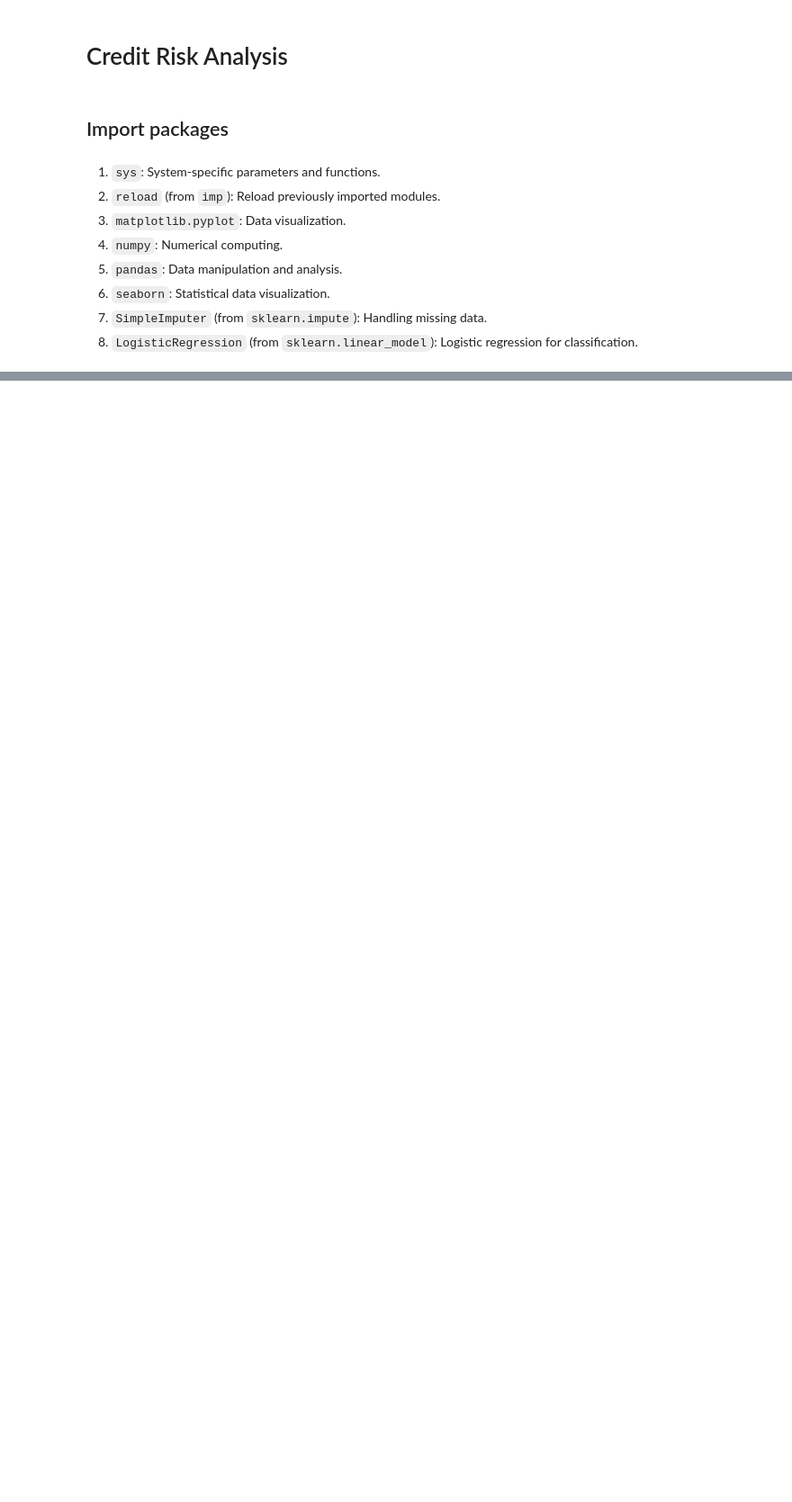
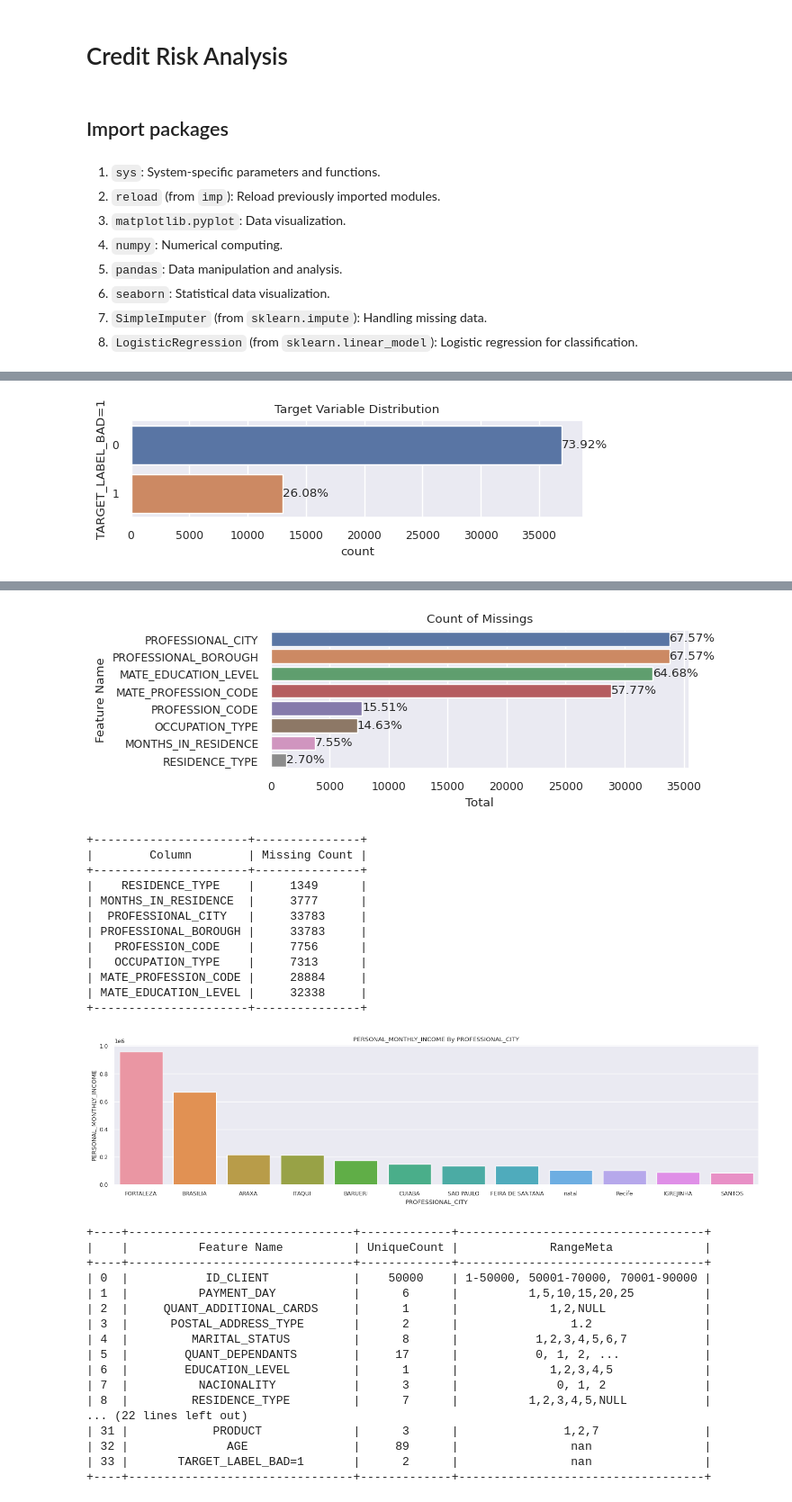
Before and after one commit to tutecode/credit-risk-analysis, a Jupyter notebook: src/notebooks/eda_ml_model_dev_v0.1.1.ipynb, the cells around one changed output, grey strips where cells are left out. Shown at 90% size. Saved outputs shown, nothing was run; the diff lists cells and outputs as text; code cells hidden in the pictures; blank space fills up the shorter version.

```diff
--- a/src/notebooks/eda_ml_model_dev_v0.1.1.ipynb
+++ b/src/notebooks/eda_ml_model_dev_v0.1.1.ipynb
@@ -275,4 +13,0 @@ app_test.columns = meta_cols[:-1]
-# %%
-# Sytle
-sns.set_theme(style="ticks", palette="pastel")
-sns.set(font_scale=0.8)
@@ -2169,0 +38,3 @@ Model Classification report:
+# %%
+# Import data set
+app_train, app_test, columns_description = utils_data.get_datasets()
@@ -2169,0 +43,4 @@ Model Classification report:
+# %%
+print("EDA_INFO")
+eda_info.get_info_from_data(app_train, app_test, columns_description)
+# %% [output]
@@ -2169,0 +53 @@ Model Classification report:
+[figure, added]
@@ -2169,0 +56,31 @@ Model Classification report:
+[figure, added]
++----------------------+---------------+
+|        Column        | Missing Count |
++----------------------+---------------+
+|    RESIDENCE_TYPE    |     1349      |
+| MONTHS_IN_RESIDENCE  |     3777      |
+|  PROFESSIONAL_CITY   |     33783     |
+| PROFESSIONAL_BOROUGH |     33783     |
+|   PROFESSION_CODE    |     7756      |
+|   OCCUPATION_TYPE    |     7313      |
+| MATE_PROFESSION_CODE |     28884     |
+| MATE_EDUCATION_LEVEL |     32338     |
++----------------------+---------------+
+[figure, added]
++----+--------------------------------+-------------+-----------------------------------+
+|    |          Feature Name          | UniqueCount |             RangeMeta             |
++----+--------------------------------+-------------+-----------------------------------+
+| 0  |           ID_CLIENT            |    50000    | 1-50000, 50001-70000, 70001-90000 |
+| 1  |          PAYMENT_DAY           |      6      |          1,5,10,15,20,25          |
+| 2  |     QUANT_ADDITIONAL_CARDS     |      1      |             1,2,NULL              |
+| 3  |      POSTAL_ADDRESS_TYPE       |      2      |                1.2                |
+| 4  |         MARITAL_STATUS         |      8      |           1,2,3,4,5,6,7           |
+| 5  |        QUANT_DEPENDANTS        |     17      |           0, 1, 2, ...            |
+| 6  |        EDUCATION_LEVEL         |      1      |             1,2,3,4,5             |
+| 7  |          NACIONALITY           |      3      |              0, 1, 2              |
+| 8  |         RESIDENCE_TYPE         |      7      |          1,2,3,4,5,NULL           |
+... (22 lines left out)
+| 31 |            PRODUCT             |      3      |               1,2,7               |
+| 32 |              AGE               |     89      |                nan                |
+| 33 |       TARGET_LABEL_BAD=1       |      2      |                nan                |
++----+--------------------------------+-------------+-----------------------------------+
```
Also changed, not shown: parts of 164 cells of this notebook, 9 other files.
